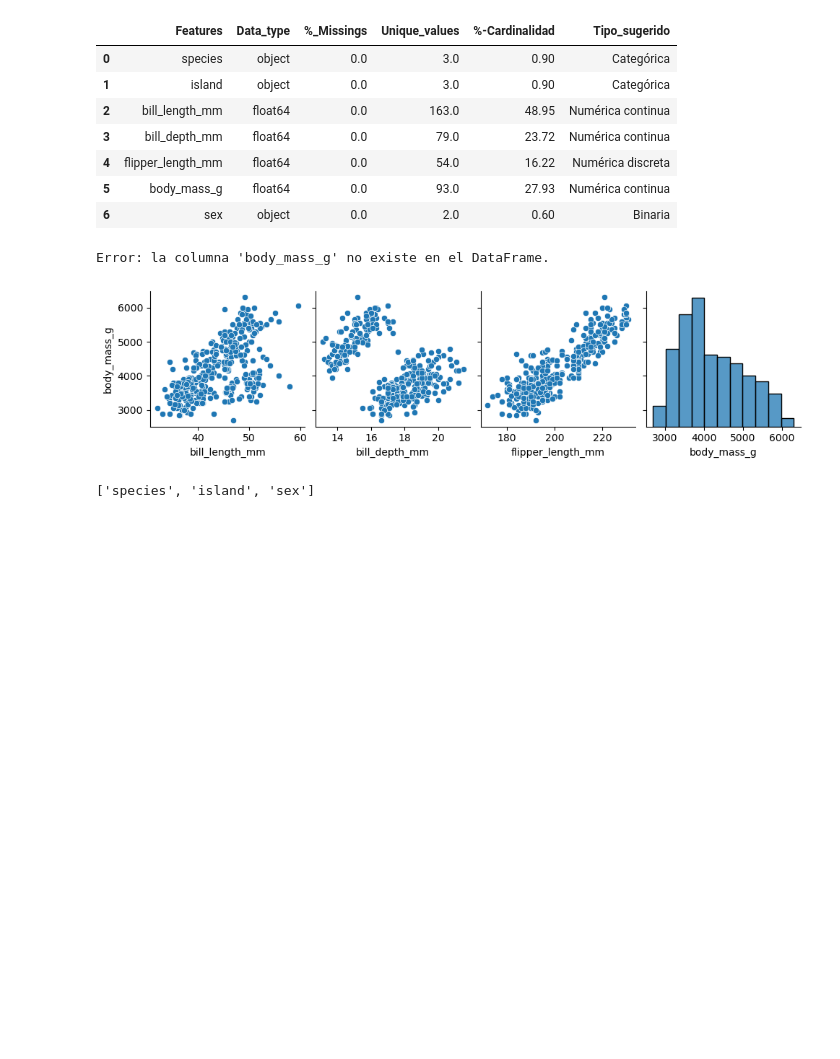
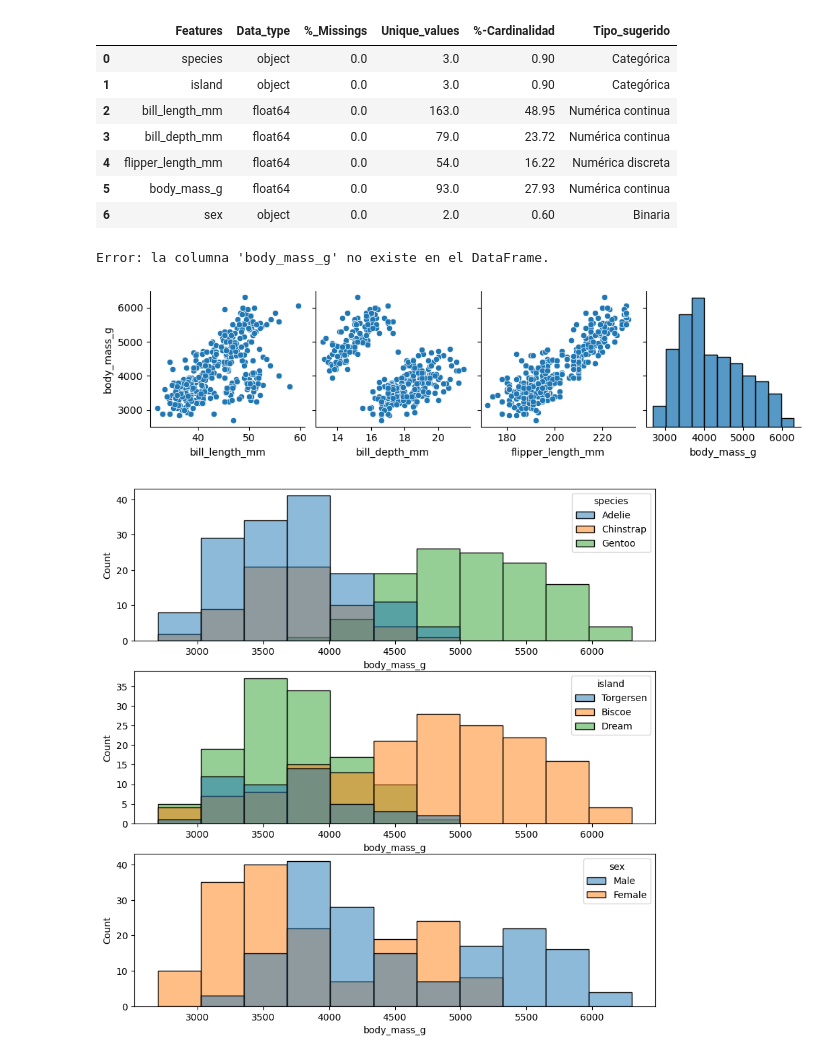
Before and after one commit to vrieraj/ToolBox_Team5, a Jupyter notebook: Ejemplo_Uso.ipynb, the cells around one changed output. Saved outputs shown, nothing was run; the diff lists cells and outputs as text; code cells hidden in the pictures; blank space fills up the shorter version.

```diff
--- a/Ejemplo_Uso.ipynb
+++ b/Ejemplo_Uso.ipynb
@@ -76,6 +76,7 @@ plot_features_num_regression(df_penguins, target_col=target, columns=features_nu
 Error: la columna 'body_mass_g' no existe en el DataFrame.
 [figure]
 # %%
-get_features_cat_regression(df_penguins, target)
+features_cat = get_features_cat_regression(df_penguins, target)
+plot_features_cat_regression(df_penguins, target_col=target, columns=features_cat, pvalue=0.05, with_individual_plot=False, escala_log=False)
 # %% [output]
-['species', 'island', 'sex']
+[figure, added]
```
